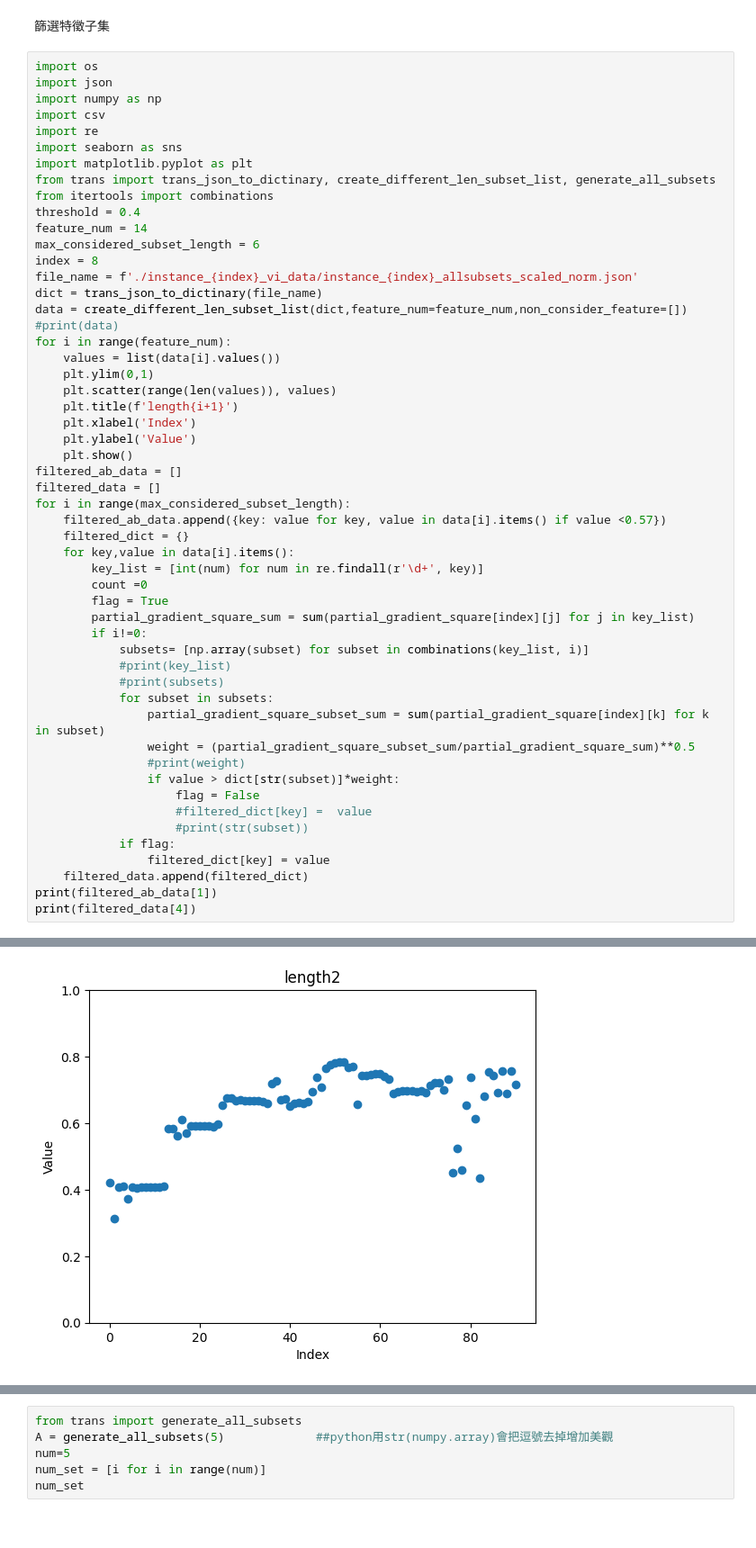
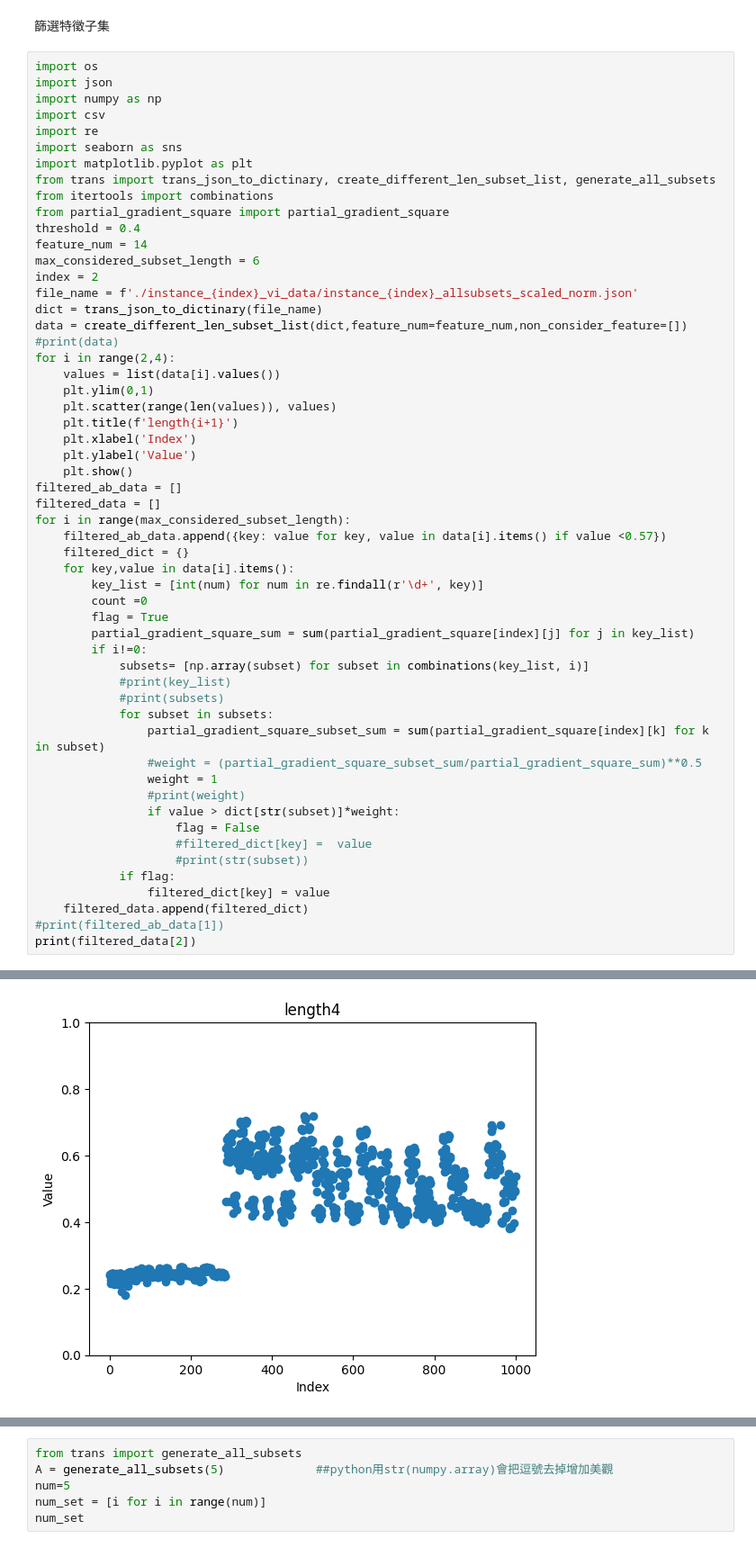
Before and after one commit to Intelligent-Systems-Lab/Shapley_residuals, a Jupyter notebook: select_subset.ipynb, the cells around one changed output, grey strips where cells are left out. Shown at 90% size. Drawn from its saved outputs; the diff is of its cells as text.

Commit message:
finish subset_3 and draw_color

```diff
--- a/select_subset.ipynb
+++ b/select_subset.ipynb
@@ -115,15 +115,16 @@ import seaborn as sns
 import matplotlib.pyplot as plt
 from trans import trans_json_to_dictinary, create_different_len_subset_list, generate_all_subsets
 from itertools import combinations
+from partial_gradient_square import partial_gradient_square
 threshold = 0.4
 feature_num = 14
 max_considered_subset_length = 6
-index = 8
+index = 2
 file_name = f'./instance_{index}_vi_data/instance_{index}_allsubsets_scaled_norm.json'
 dict = trans_json_to_dictinary(file_name)
 data = create_different_len_subset_list(dict,feature_num=feature_num,non_consider_feature=[])
 #print(data)
-for i in range(feature_num):
+for i in range(2,4):
     values = list(data[i].values())
     plt.ylim(0,1)
     plt.scatter(range(len(values)), values)
@@ -147,7 +148,8 @@ for i in range(max_considered_subset_length):
             #print(subsets)
             for subset in subsets:
                 partial_gradient_square_subset_sum = sum(partial_gradient_square[index][k] for k in subset)
-                weight = (partial_gradient_square_subset_sum/partial_gradient_square_sum)**0.5
+                #weight = (partial_gradient_square_subset_sum/partial_gradient_square_sum)**0.5
+                weight = 1
                 #print(weight)
                 if value > dict[str(subset)]*weight:
                     flag = False
@@ -156,6 +158,6 @@ for i in range(max_considered_subset_length):
             if flag:
                 filtered_dict[key] = value
     filtered_data.append(filtered_dict)
-print(filtered_ab_data[1])
-print(filtered_data[4])
+#print(filtered_ab_data[1])
+print(filtered_data[2])
 # %% [output]
@@ -163 +165 @@ print(filtered_data[4])
-[figure, old version]
+[figure, new version]
```
Also changed, not shown: parts of 4 cells of this notebook, 1 other file.
